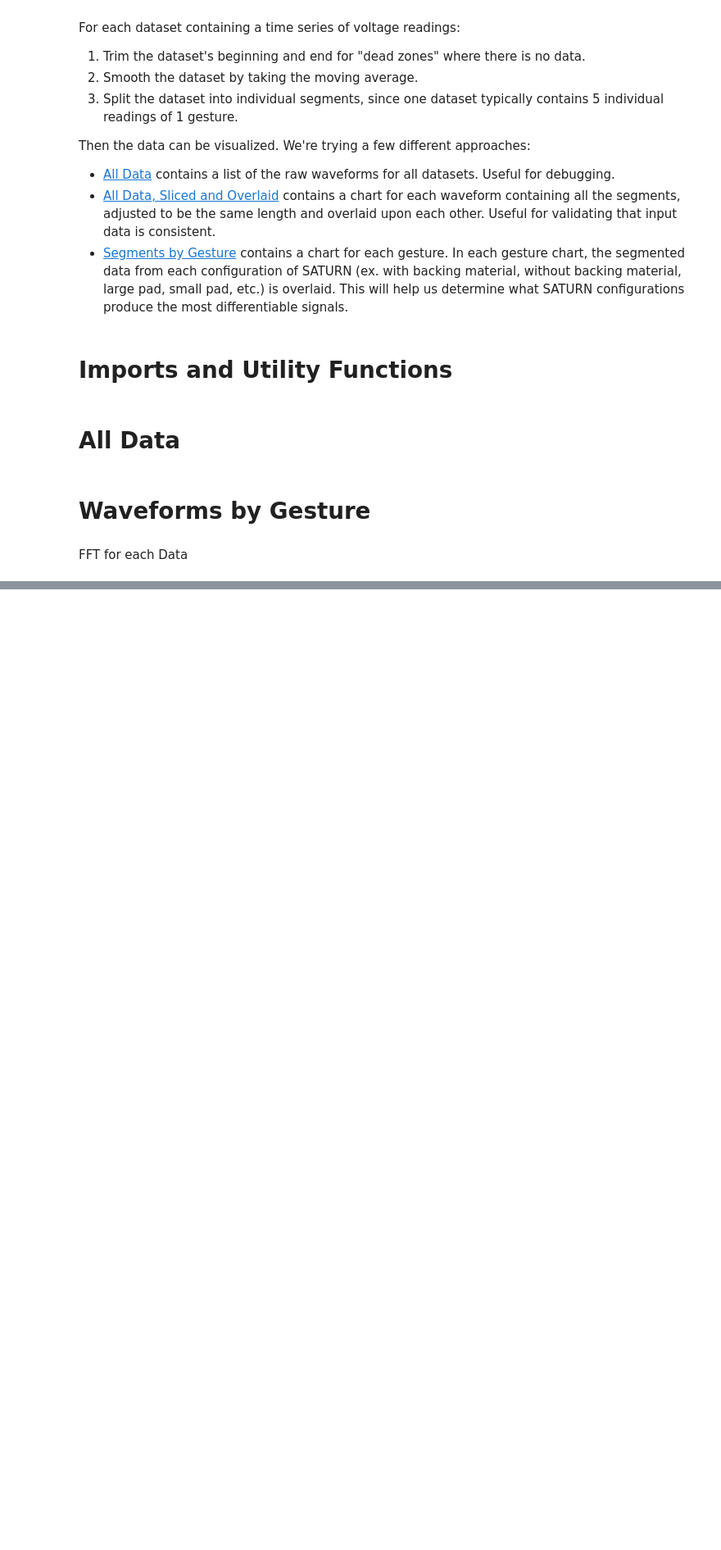
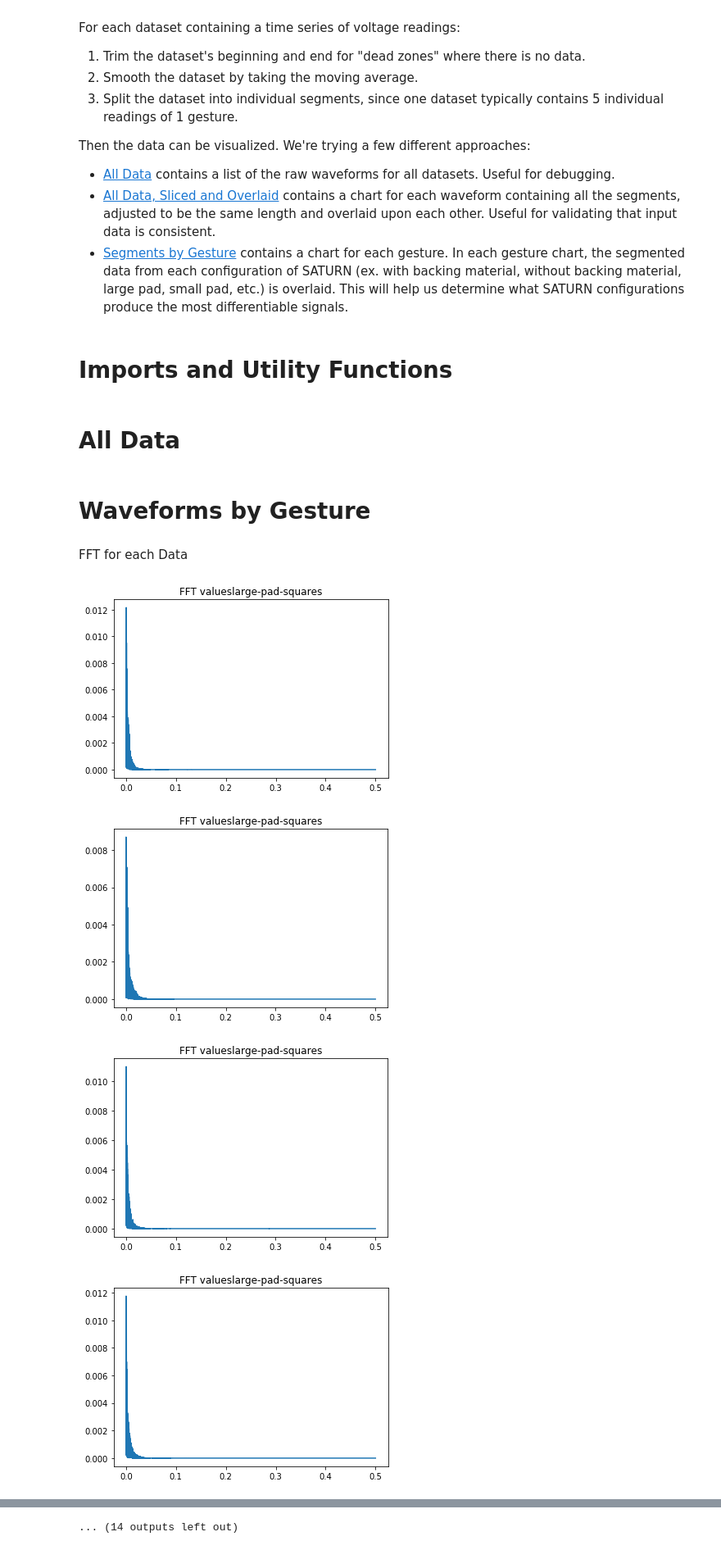
Before and after one commit to flotwig/SATURN-gesture-recognition, a Jupyter notebook: waveforms.ipynb, the cells around one changed output, grey strips where cells are left out. Shown at 82% size. Saved outputs shown, nothing was run; the diff lists cells and outputs as text; code cells hidden in the pictures; blank space fills up the shorter version.

```diff
--- a/waveforms.ipynb
+++ b/waveforms.ipynb
@@ -153,27 +153,29 @@ for (i, gesture) in enumerate(g.keys()):
 # %% [markdown]
 FFT for each Data
 # %%
-
-# time period (in s)
-time_range = 10
-
-datasets_dict = uty.get_available_datasets()
+datasets_dict = get_available_datasets()
 for (i, datum) in enumerate(datasets_dict):
-    cur_dataset = uty.load_dataset(datum, raw=False)
+    time_range = len(cur_dataset)/50000
+    cur_dataset = load_dataset(datum, raw=False)
 
     freqs = fftfreq(len(cur_dataset))
 
     # only include positive frequencies
     mask = freqs > 0
-    fft_vals = fft(y)
+    fft_vals = fft(cur_dataset)
 
     # range of x-values (time), one coordinate per data
     x = np.linspace(0, time_range, len(cur_dataset))
 
     # true theoretical fft
-    fft_theo = 2.0* np.abs(fft_vals/n)
+    fft_theo = 2.0* np.abs(fft_vals/len(cur_dataset))
 
     plt.figure(i)
 
     plt.plot(freqs[mask], fft_theo[mask], label = 'true fft values')
     plt.title('FFT values' +  datum['Dir'])
+# %% [output]
+[figure, added]
+[figure, added]
+[figure, added]
+[figure, added]
@@ -179,0 +190 @@ for (i, datum) in enumerate(datasets_dict):
+... (14 outputs left out)
```
Also changed, not shown: parts of 1 cell of this notebook.
